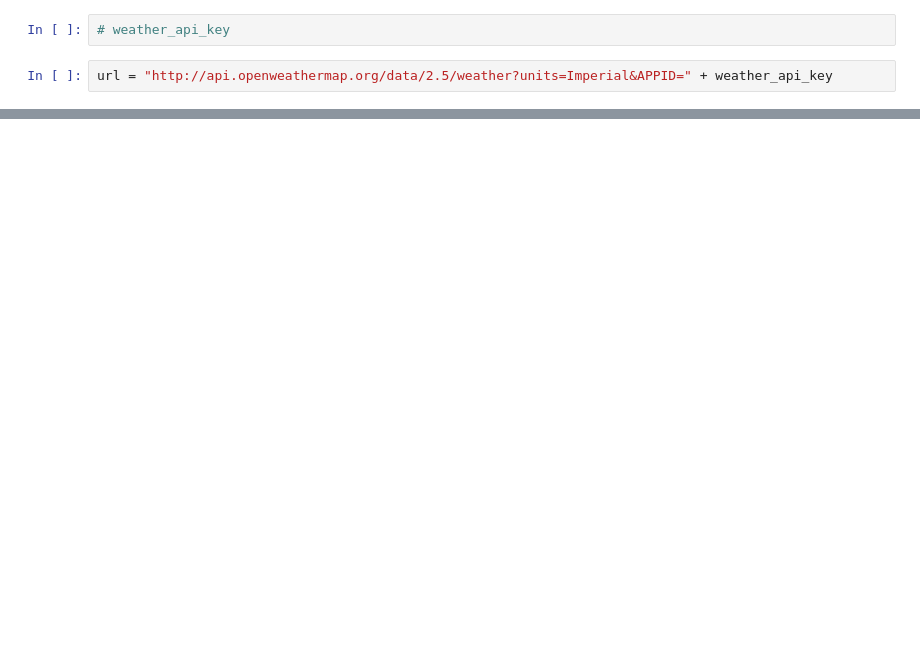
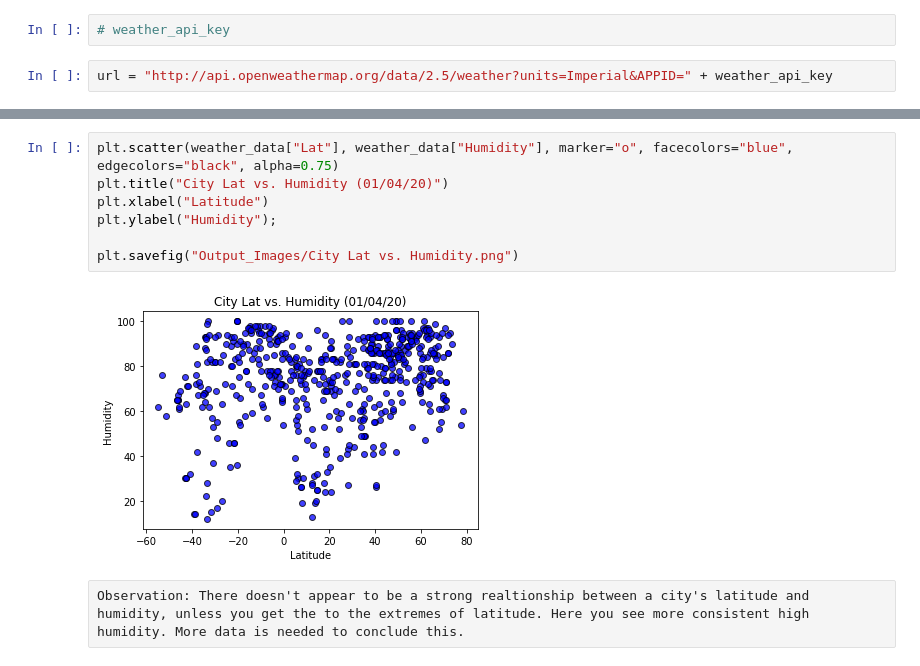
Before and after one commit to mahoneyjam/python-api-challenge, a Jupyter notebook: WeatherPy/WeatherPy JM.ipynb, the cells around one changed output, grey strips where cells are left out. Cells and saved outputs as stored; diff of their text form; blank space fills up the shorter version.

```diff
--- a/WeatherPy/WeatherPy JM.ipynb
+++ b/WeatherPy/WeatherPy JM.ipynb
@@ -153,0 +172,11 @@ cities_csv = weather_data.to_csv (r'C:\Homework\weather-api-challenge\WeatherPy.
+# %%
+plt.scatter(weather_data["Lat"], weather_data["Humidity"], marker="o", facecolors="blue", edgecolors="black", alpha=0.75)
+plt.title("City Lat vs. Humidity (01/04/20)")
+plt.xlabel("Latitude")
+plt.ylabel("Humidity");
+
+plt.savefig("Output_Images/City Lat vs. Humidity.png")
+# %% [output]
+[figure, added]
+# %% [raw]
+Observation: There doesn't appear to be a strong realtionship between a city's latitude and humidity, unless you get the to the extremes of latitude. Here you see more consistent high humidity. More data is needed to conclude this.
```
Also changed, not shown: parts of 13 cells of this notebook, 7 other files.
